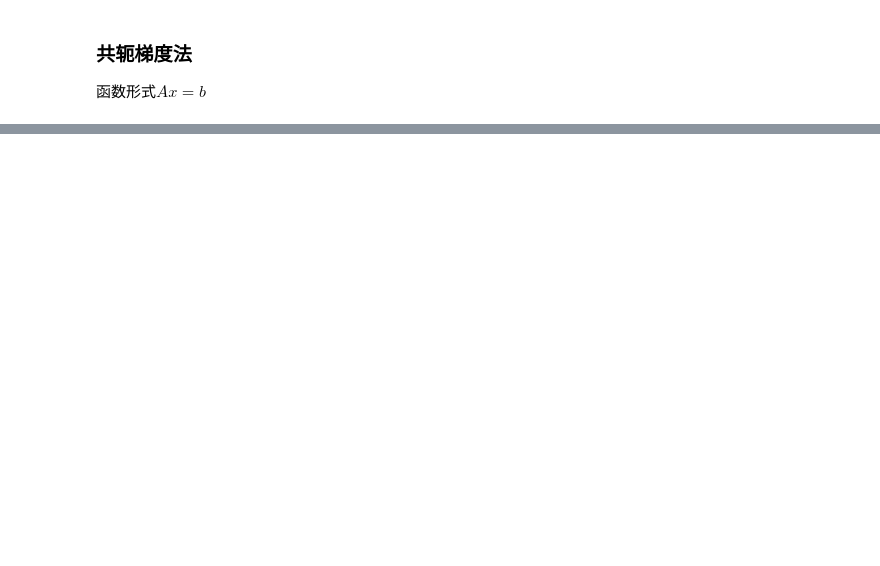
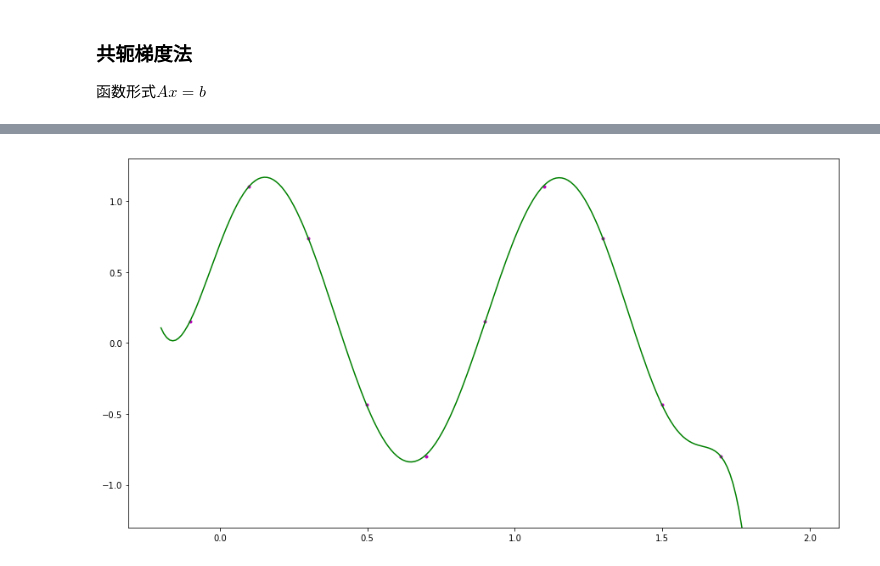
Before and after one commit to CN-GuoZiyang/machine-learning, a Jupyter notebook: ML_Lab1/ML_Lab1.ipynb, the cells around one changed output, grey strips where cells are left out. Cells and saved outputs as stored; diff of their text form; code cells hidden in the pictures; blank space fills up the shorter version.

```diff
--- a/ML_Lab1/ML_Lab1.ipynb
+++ b/ML_Lab1/ML_Lab1.ipynb
@@ -243 +235,49 @@ plt.show()
 ![](https://tva1.sinaimg.cn/large/006y8mN6gy1g72gmseqvwj30c80akmxw.jpg)
+# %%
+def conjugate_gradient(A, b, order):
+    res = np.ones((order+1, 1))
+    r = b - np.dot(A, res)
+    p = r
+    k = 0
+    while True:
+        alpha = np.dot(np.transpose(r), r) / np.dot(np.dot(np.transpose(p), A), p)
+        res = res + alpha * p
+        r1 = r - alpha * np.array(np.dot(A, p))
+        if np.all(np.absolute(r1) < 1e-5):
+            return res
+        beta = np.array(np.dot(np.transpose(r1), r1) / np.dot(np.transpose(r), r))[0][0]
+        p = r1 + beta * p
+        k = k + 1
+        r = r1
+
+order = 9
+matrix_left = np.empty([order + 1, order + 1], dtype = float)
+matrix_right = np.empty([order + 1, 1], dtype = float)
+for i in range(0, order + 1):
+    row = matrix_left[i]
+    for j in range(i, order + 1 + i):
+        sum = 0
+        for xx in x:
+            sum = sum + xx**j
+        row[j - i] = sum
+
+for i in range(0, order + 1):
+    sum = 0
+    j = 0
+    for xx in x:
+        sum = sum + y[j] * xx**i
+        j = j + 1
+    matrix_right[i][0] = sum
+
+res = conjugate_gradient(matrix_left, matrix_right, order)
+
+after_x = np.arange(-0.2, 2*T, 0.01)
+after_y = np.transpose(func_solve(after_x, res))
+after_x = np.transpose(np.mat(after_x))
+
+plt.ylim([-1.3, 1.3])
+plt.plot(np.transpose(x), np.transpose(y), color='m', linestyle='', marker='.')
+plt.plot(after_x,after_y,color='g',linestyle='-',marker='')
+plt.show()
+# %% [output]
+[figure, added]
```
Also changed, not shown: parts of 7 cells of this notebook.
